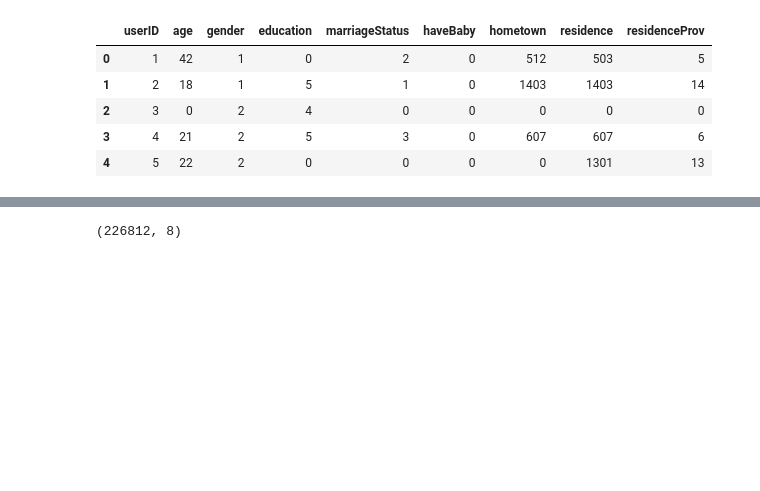
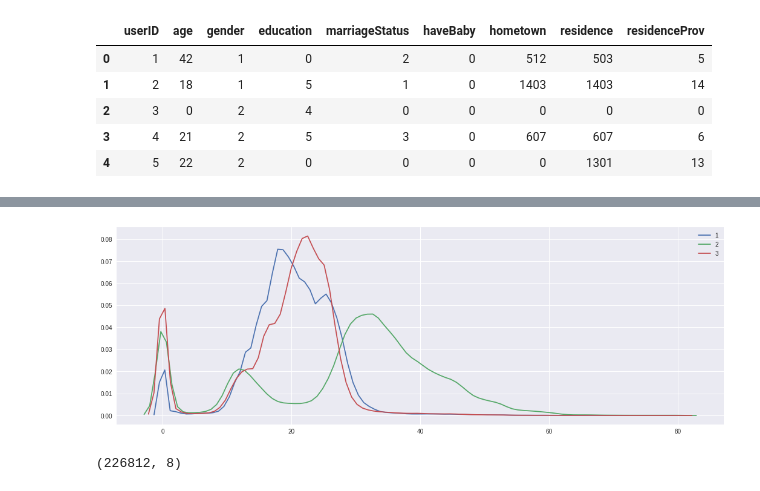
Before and after one commit to hadoop73/Tpai, a Jupyter notebook: features/user.ipynb, the cells around one changed output, grey strips where cells are left out. Drawn from its saved outputs; the diff is of its cells as text; code cells hidden in the pictures; blank space fills up the shorter version.

```diff
--- a/features/user.ipynb
+++ b/features/user.ipynb
@@ -26,3 +49,16 @@ user.head()
+# %%
+plt.figure(figsize=(18,6))
+t1 = user[user['marriageStatus']==1]['age']
+t2 = user[user['marriageStatus']==2]['age']
+t3 = user[user['marriageStatus']==3]['age']
+
+sns.kdeplot(t1,label='1')
+sns.kdeplot(t2,label='2')
+sns.kdeplot(t3,label='3')
+
+plt.show()
+# %% [output]
+[figure, added]
 # %%
 user[user['residence']==0].shape
 # %% [output]
```
Also changed, not shown: parts of 2 cells of this notebook, 32 other files.
